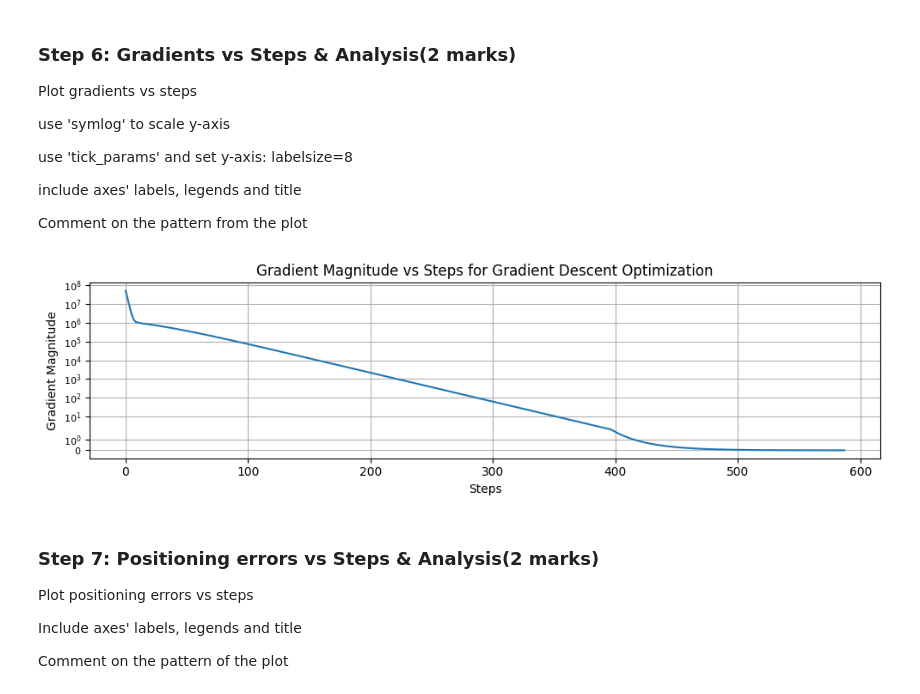
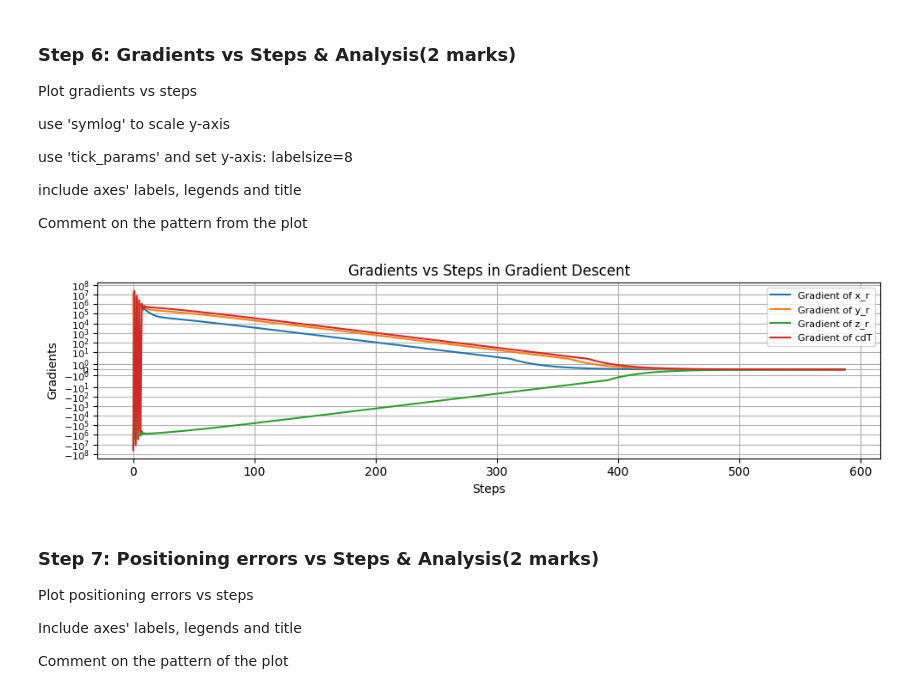
Before and after one commit to rbawah/engg680_2024_fall_group7, a Jupyter notebook: Lab_Assignment3/Assignment3.ipynb, the cells around one changed output. Saved outputs shown, nothing was run; the diff lists cells and outputs as text; code cells hidden in the pictures.

Commit message:
Revised, solved up to step9

```diff
--- a/Lab_Assignment3/Assignment3.ipynb
+++ b/Lab_Assignment3/Assignment3.ipynb
@@ -279,24 +279,47 @@ include axes' labels, legends and title
 
 Comment on the pattern from the plot
 # %%
+# Example gradient descent function and results
+# Assuming arr_grad is a list of gradients from each iteration
+
+# Unpack gradients for better readability
+x_grad = np.array([g[0] for g in arr_grad])  # Gradient for x_r
+y_grad = np.array([g[1] for g in arr_grad])  # Gradient for y_r
+z_grad = np.array([g[2] for g in arr_grad])  # Gradient for z_r
+cdT_grad = np.array([g[3] for g in arr_grad])  # Gradient for cdT
 fig , ax = plt.subplots(nrows=1,ncols=1, figsize=(10,3))
-grad_magnitudes = np.linalg.norm(arr_grad, axis=1)
-ax.plot(grad_magnitudes, label='Gradient Magnitude')
+# Plot gradients for each parameter
+ax.plot(x_grad, label='Gradient of x_r')
+ax.plot(y_grad, label='Gradient of y_r')
+ax.plot(z_grad, label='Gradient of z_r')
+ax.plot(cdT_grad, label='Gradient of cdT')
+
+# Set y-axis to symlog scale
 ax.set_yscale('symlog')
+
+# Set labels and title
+ax.set_xlabel('Steps', fontsize=10)
+ax.set_ylabel('Gradients', fontsize=10)
+ax.set_title('Gradients vs Steps in Gradient Descent', fontsize=12)
+
+# Adjust tick parameters for y-axis
 ax.tick_params(axis='y', labelsize=8)
-ax.set_xlabel('Steps')
-ax.set_ylabel('Gradient Magnitude')
-ax.set_title('Gradient Magnitude vs Steps for Gradient Descent Optimization')
+
+# Include legend
+ax.legend(fontsize=8)
+
+# Add grid for better readability
 ax.grid(True)
+
+# Adjust layout
 fig.tight_layout()
 plt.show()
-
 
 # Comment on the pattern
 # The plot shows how gradient values fluctuate across steps, with some values nearing zero as steps increase.
 # The symmetric logarithmic scale highlights both positive and negative gradient changes, making it easier to observe shifts around zero.
 # %% [output]
-[figure, old version]
+[figure, new version]
 # %% [markdown]
 ### Step 7: Positioning errors vs Steps & Analysis(2 marks)
 Plot positioning errors vs steps
```
Also changed, not shown: parts of 3 cells of this notebook.
